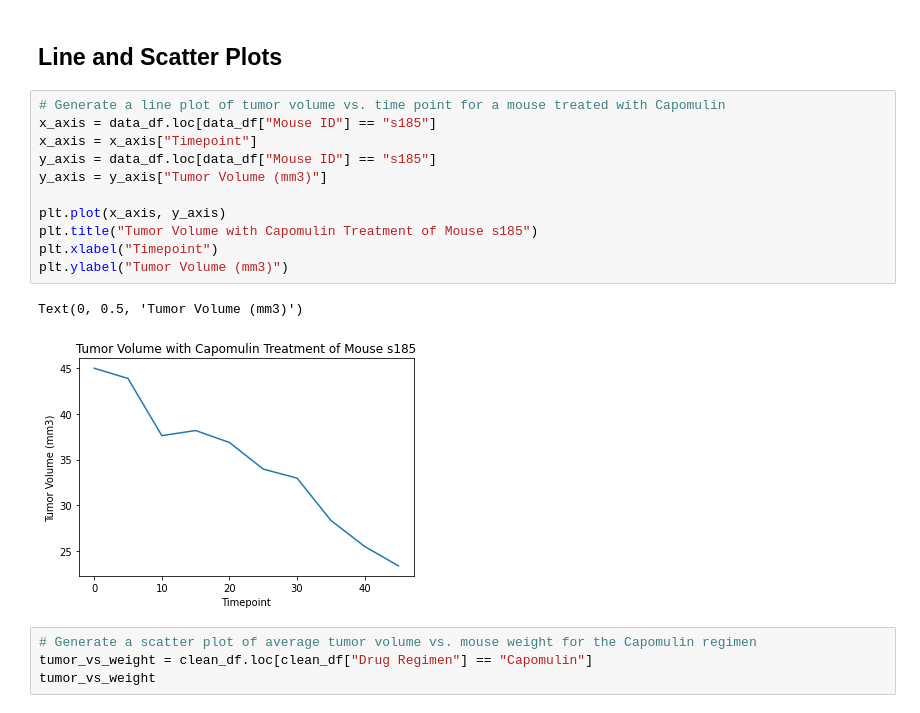
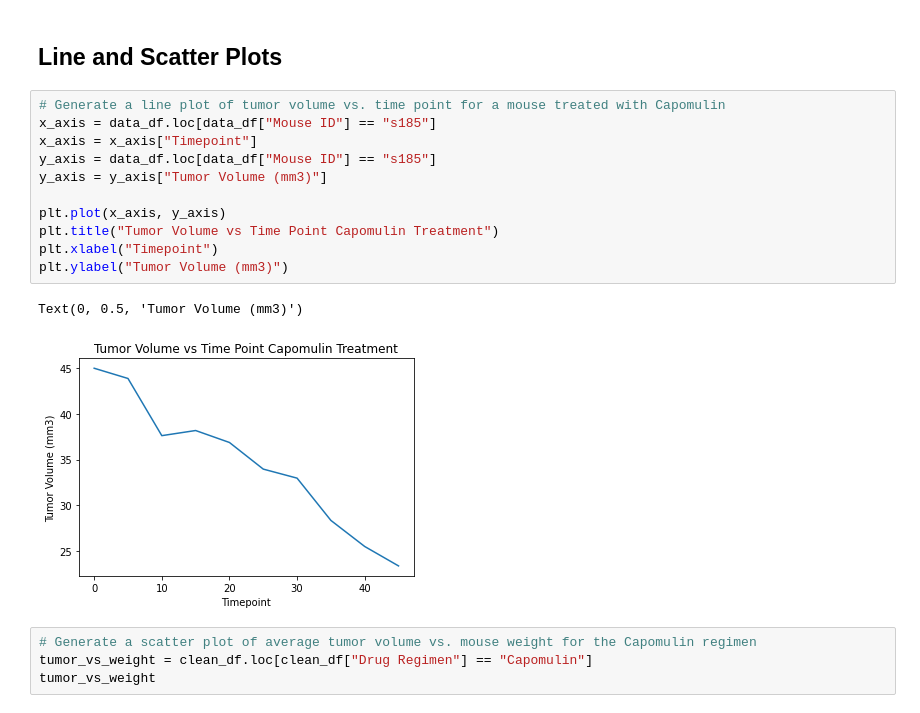
Before and after one commit to uchenna23/Matplotlib-Challenge, a Jupyter notebook: Pymaceuticals/pymaceuticals_starter.ipynb, the cells around one changed output. Drawn from its saved outputs; the diff is of its cells as text.

```diff
--- a/Pymaceuticals/pymaceuticals_starter.ipynb
+++ b/Pymaceuticals/pymaceuticals_starter.ipynb
@@ -271,17 +266,17 @@ plt.show()
 # %%
 # Generate a line plot of tumor volume vs. time point for a mouse treated with Capomulin
 x_axis = data_df.loc[data_df["Mouse ID"] == "s185"]
 x_axis = x_axis["Timepoint"]
 y_axis = data_df.loc[data_df["Mouse ID"] == "s185"]
 y_axis = y_axis["Tumor Volume (mm3)"]
 
 plt.plot(x_axis, y_axis)
-plt.title("Tumor Volume with Capomulin Treatment of Mouse s185")
+plt.title("Tumor Volume vs Time Point Capomulin Treatment")
 plt.xlabel("Timepoint")
 plt.ylabel("Tumor Volume (mm3)")
 # %% [output]
 Text(0, 0.5, 'Tumor Volume (mm3)')
-[figure, old version]
+[figure, new version]
 # %%
 # Generate a scatter plot of average tumor volume vs. mouse weight for the Capomulin regimen
 tumor_vs_weight = clean_df.loc[clean_df["Drug Regimen"] == "Capomulin"]
```
Also changed, not shown: parts of 7 cells of this notebook.
